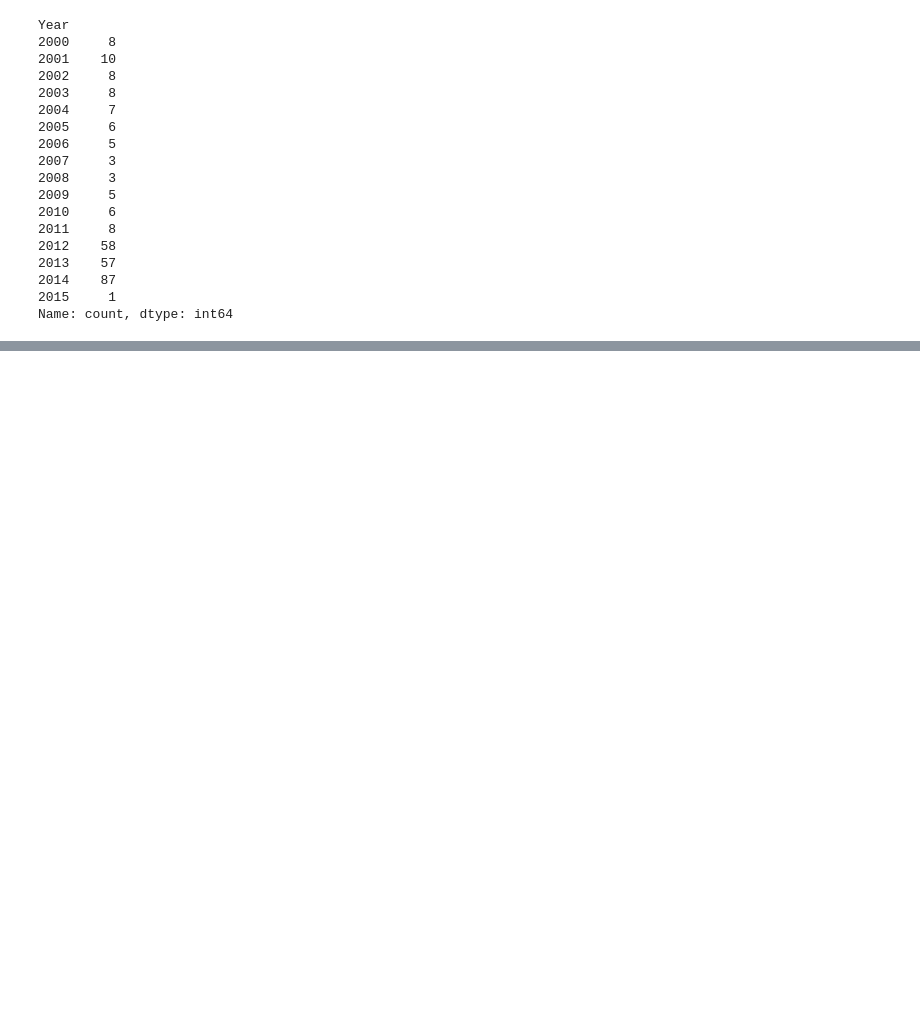
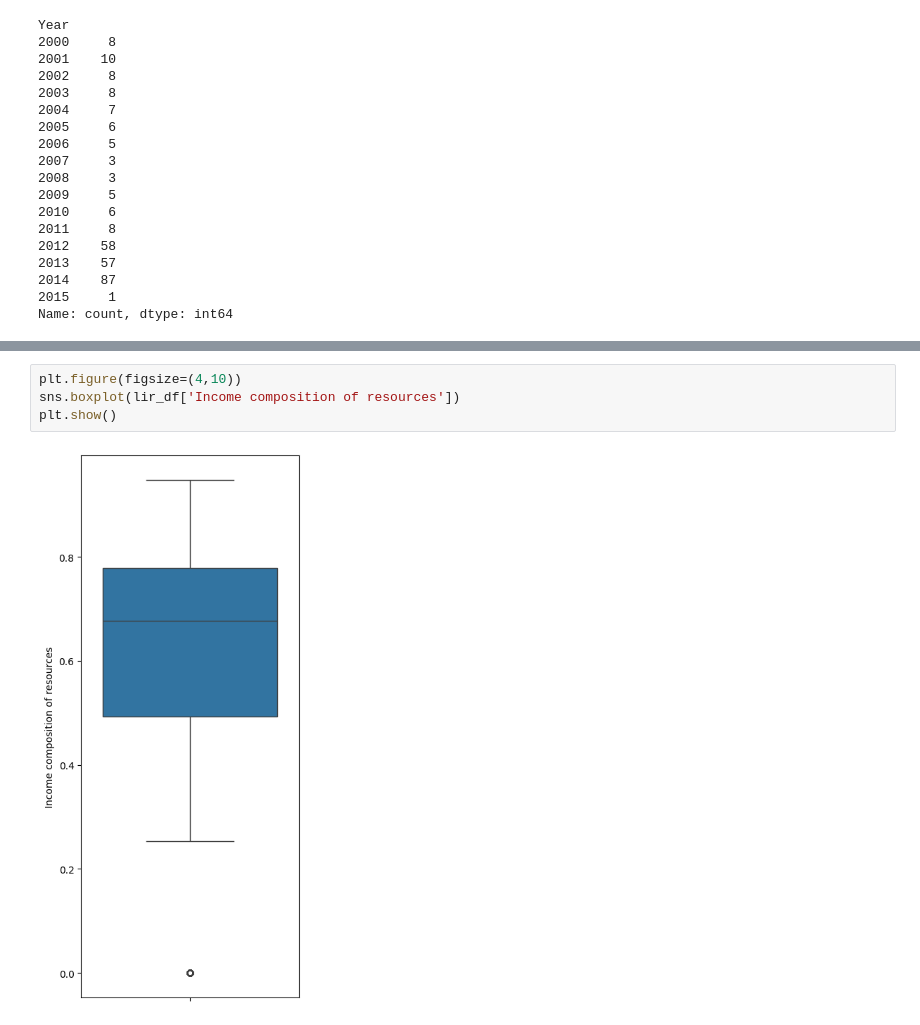
Before and after one commit to paulrichardjacob/Linear_Regression_, a Jupyter notebook: notebooks/1_eds.ipynb, the cells around one changed output, grey strips where cells are left out. Drawn from its saved outputs; the diff is of its cells as text; blank space fills up the shorter version.

```diff
--- a/notebooks/1_eds.ipynb
+++ b/notebooks/1_eds.ipynb
@@ -720,0 +782,6 @@ Name: count, dtype: int64
+# %%
+plt.figure(figsize=(4,10))
+sns.boxplot(lir_df['Income composition of resources'])
+plt.show()
+# %% [output]
+[figure, added]
```
Also changed, not shown: parts of 13 cells of this notebook.
